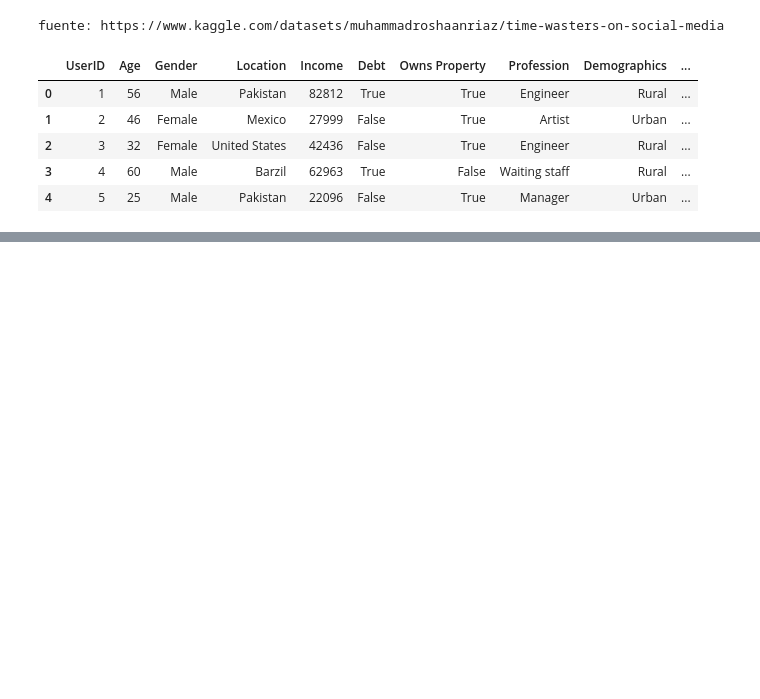
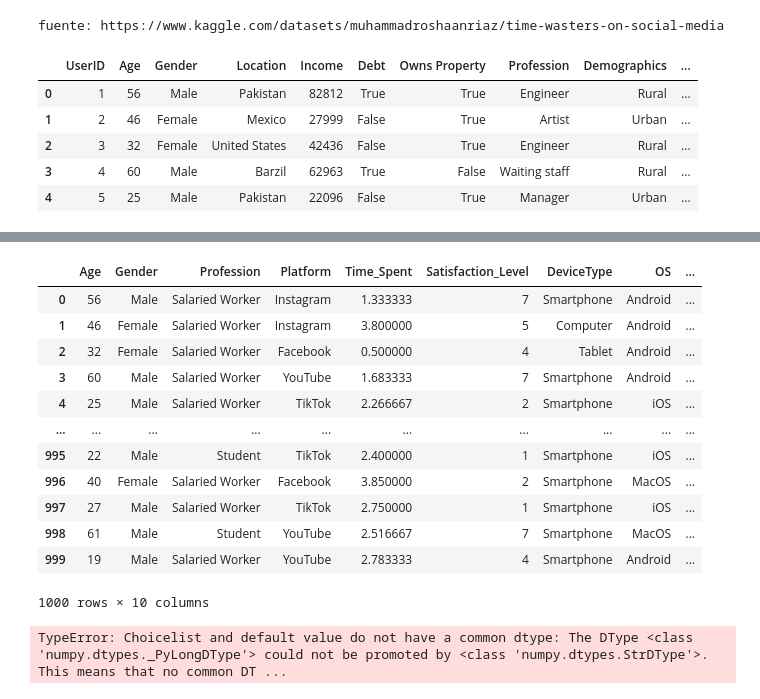
Before and after one commit to alexvillaro2003/EDA_SocialMedia_MentalHealth, a Jupyter notebook: 1-Definicion_EDA.ipynb, the cells around one changed output, grey strips where cells are left out. Saved outputs shown, nothing was run; the diff lists cells and outputs as text; code cells hidden in the pictures; blank space fills up the shorter version.

```diff
--- a/1-Definicion_EDA.ipynb
+++ b/1-Definicion_EDA.ipynb
@@ -103,0 +131,24 @@ fuente: https://www.kaggle.com/datasets/muhammadroshaanriaz/time-wasters-on-soci
+# %%
+df_3 = df_3.drop(['UserID',
+                'Location',
+                'Income',
+                'Debt',
+                'Owns Property',
+                'Demographics',
+                'Number of Sessions',
+                'Video ID',
+                'Video Category',
+                'Video Length',
+                'Engagement',
+                'Importance Score',
+                'Time Spent On Video',
+                'Number of Videos Watched',
+                'Scroll Rate',
+                'Frequency',
+                'ProductivityLoss',
+                'Watch Reason',
+                'Watch Time',
+                'Self Control',
+                'CurrentActivity',
+                'ConnectionType'
+                ], axis= 1)
@@ -103,0 +163,3 @@ fuente: https://www.kaggle.com/datasets/muhammadroshaanriaz/time-wasters-on-soci
+# %%
+df_3.loc[df_3['Profession'] == 'Students', 'Profession'] = 'Student'
+df_3.loc[df_3['Profession'] != 'Student', 'Profession'] = 'Salaried Worker'
@@ -103,0 +177,2 @@ fuente: https://www.kaggle.com/datasets/muhammadroshaanriaz/time-wasters-on-soci
+# %%
+df_3['Social_Media_User'] = 'Yes'
@@ -103,0 +195,29 @@ fuente: https://www.kaggle.com/datasets/muhammadroshaanriaz/time-wasters-on-soci
+# %%
+df_3['Time_Spent'] = df_3['Time_Spent']/60
+# %%
+df_3
+# %% [output]
+|  | Age | Gender | Profession | Platform | Time_Spent | Satisfaction_Level | DeviceType | OS | ... |
+| 0 | 56 | Male | Salaried Worker | Instagram | 1.333333 | 7 | Smartphone | Android | ... |
+| 1 | 46 | Female | Salaried Worker | Instagram | 3.800000 | 5 | Computer | Android | ... |
+| 2 | 32 | Female | Salaried Worker | Facebook | 0.500000 | 4 | Tablet | Android | ... |
+| 3 | 60 | Male | Salaried Worker | YouTube | 1.683333 | 7 | Smartphone | Android | ... |
+| 4 | 25 | Male | Salaried Worker | TikTok | 2.266667 | 2 | Smartphone | iOS | ... |
+| ... | ... | ... | ... | ... | ... | ... | ... | ... | ... |
+| 995 | 22 | Male | Student | TikTok | 2.400000 | 1 | Smartphone | iOS | ... |
+| 996 | 40 | Female | Salaried Worker | Facebook | 3.850000 | 2 | Smartphone | MacOS | ... |
+| 997 | 27 | Male | Salaried Worker | TikTok | 2.750000 | 1 | Smartphone | iOS | ... |
+| 998 | 61 | Male | Student | YouTube | 2.516667 | 7 | Smartphone | MacOS | ... |
+| 999 | 19 | Male | Salaried Worker | YouTube | 2.783333 | 4 | Smartphone | Android | ... |
+1000 rows × 10 columns
+# %%
+df_2['Time_Spent_T'] = df_2['Time_Spent'].apply(
+    lambda x: 'Less than an Hour' if x < 1 else
+            'Between 1 and 2 hours' if 1 <= x < 2 else
+            'Between 2 and 3 hours' if 2 <= x < 3 else
+            'Between 3 and 4 hours' if 3 <= x < 4 else
+            'Between 4 and 5 hours' if 4 <= x <= 5 else
+            'More than 5 hours'
+)
+# %% [output]
+TypeError: Choicelist and default value do not have a common dtype: The DType <class 'numpy.dtypes._PyLongDType'> could not be promoted by <class 'numpy.dtypes.StrDType'>. This means that no common DT ...
```
Also changed, not shown: parts of 22 cells of this notebook, 5 other files.
